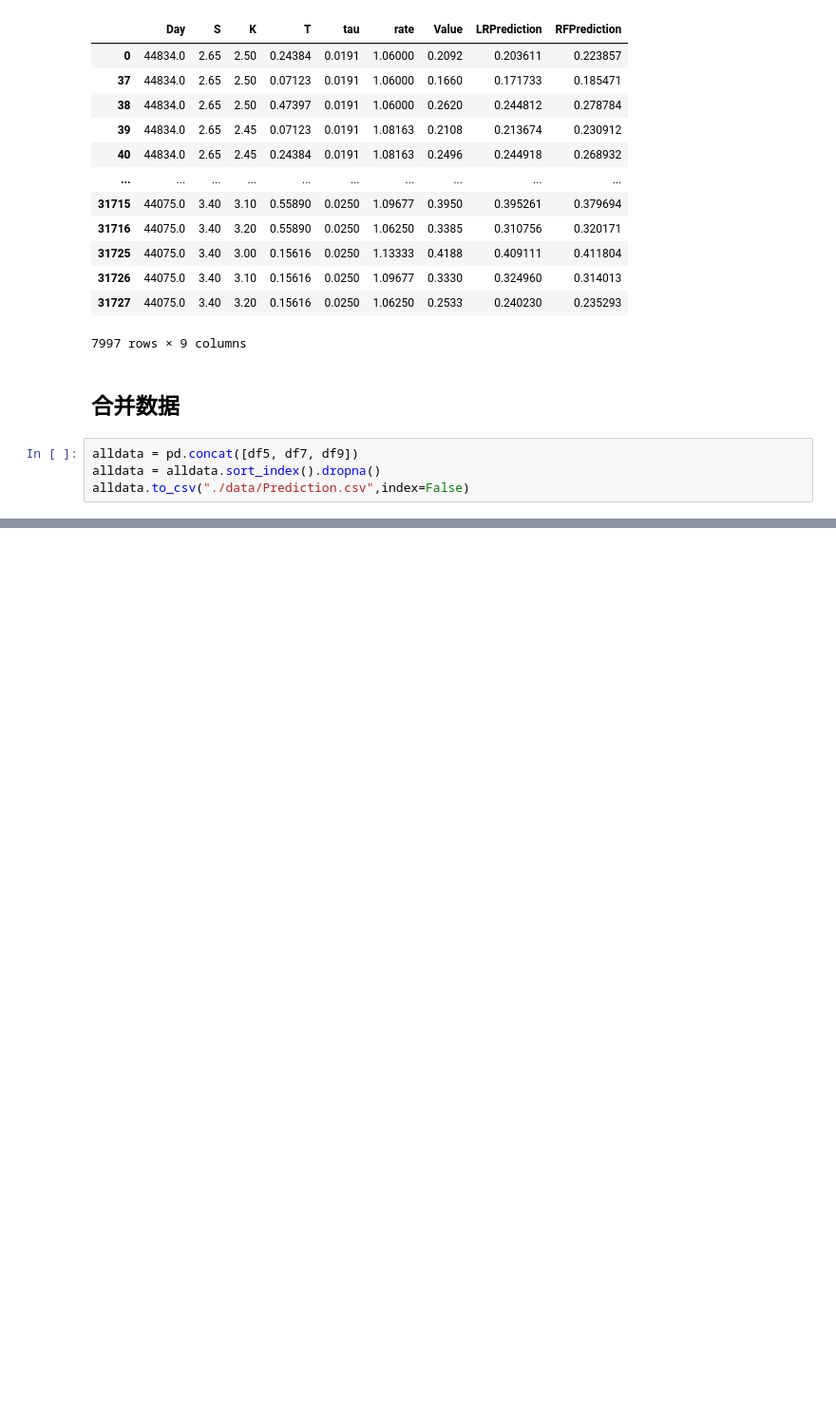
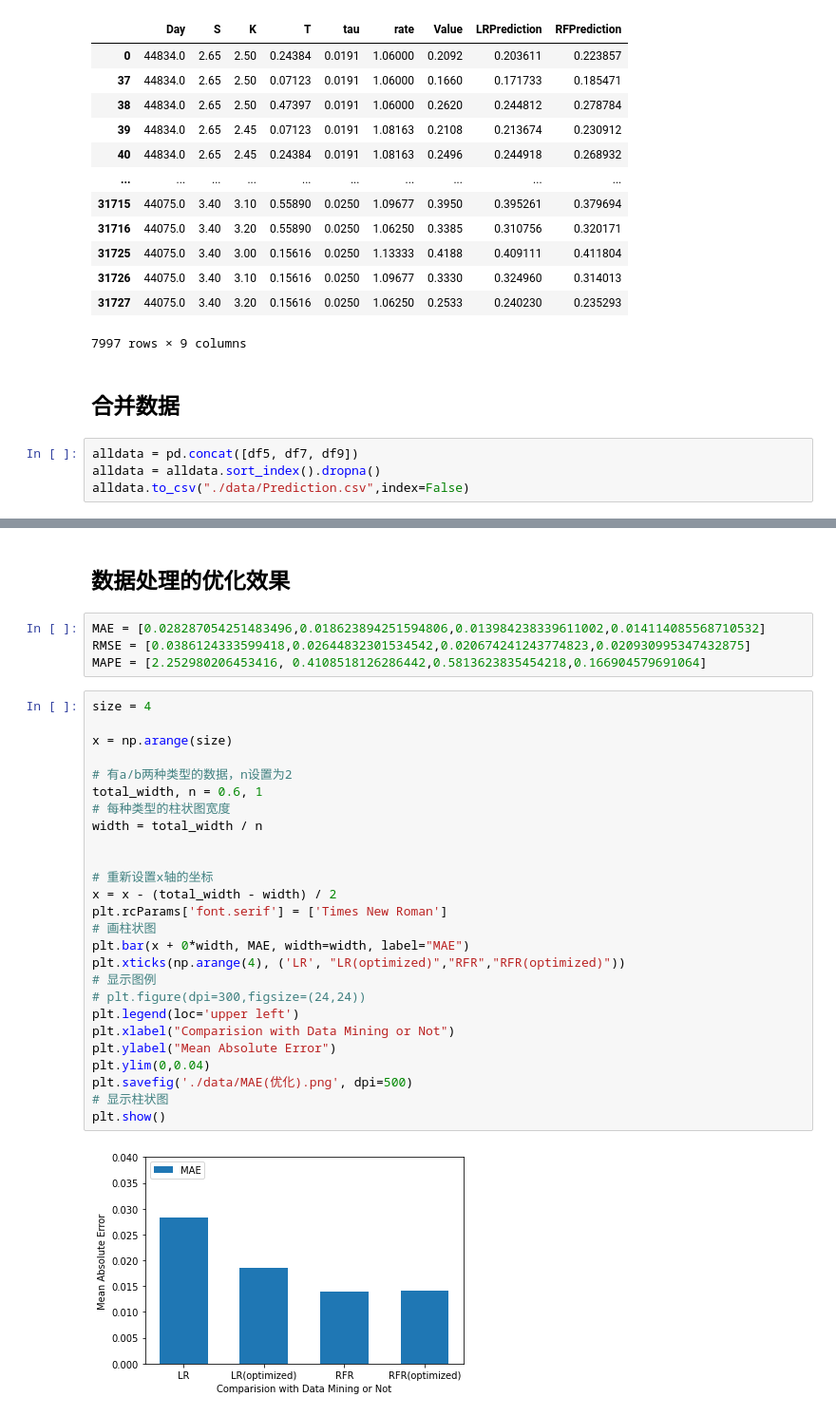
Before and after one commit to yangfy0608/CS277_Option_Price_Prediction, a Jupyter notebook: 传统机器学习模型/Comparison.ipynb, the cells around one changed output, grey strips where cells are left out. Shown at 95% size. Drawn from its saved outputs; the diff is of its cells as text; blank space fills up the shorter version.

```diff
--- a/传统机器学习模型/Comparison.ipynb
+++ b/传统机器学习模型/Comparison.ipynb
@@ -422,0 +461,34 @@ alldata.to_csv("./data/Prediction.csv",index=False)
+# %% [markdown]
+## 数据处理的优化效果
+# %%
+MAE = [0.028287054251483496,0.018623894251594806,0.013984238339611002,0.014114085568710532]
+RMSE = [0.0386124333599418,0.02644832301534542,0.020674241243774823,0.020930995347432875]
+MAPE = [2.252980206453416, 0.4108518126286442,0.5813623835454218,0.166904579691064]
+# %%
+size = 4
+
+x = np.arange(size)
+
+# 有a/b两种类型的数据，n设置为2
+total_width, n = 0.6, 1
+# 每种类型的柱状图宽度
+width = total_width / n
+
+
+# 重新设置x轴的坐标
+x = x - (total_width - width) / 2
+plt.rcParams['font.serif'] = ['Times New Roman']
+# 画柱状图
+plt.bar(x + 0*width, MAE, width=width, label="MAE")
+plt.xticks(np.arange(4), ('LR', "LR(optimized)","RFR","RFR(optimized)"))
+# 显示图例
+# plt.figure(dpi=300,figsize=(24,24))
+plt.legend(loc='upper left')
+plt.xlabel("Comparision with Data Mining or Not")
+plt.ylabel("Mean Absolute Error")
+plt.ylim(0,0.04)
+plt.savefig('./data/MAE(优化).png', dpi=500)
+# 显示柱状图
+plt.show()
+# %% [output]
+[figure, added]
```
Also changed, not shown: parts of 26 cells of this notebook, 9 other files.
